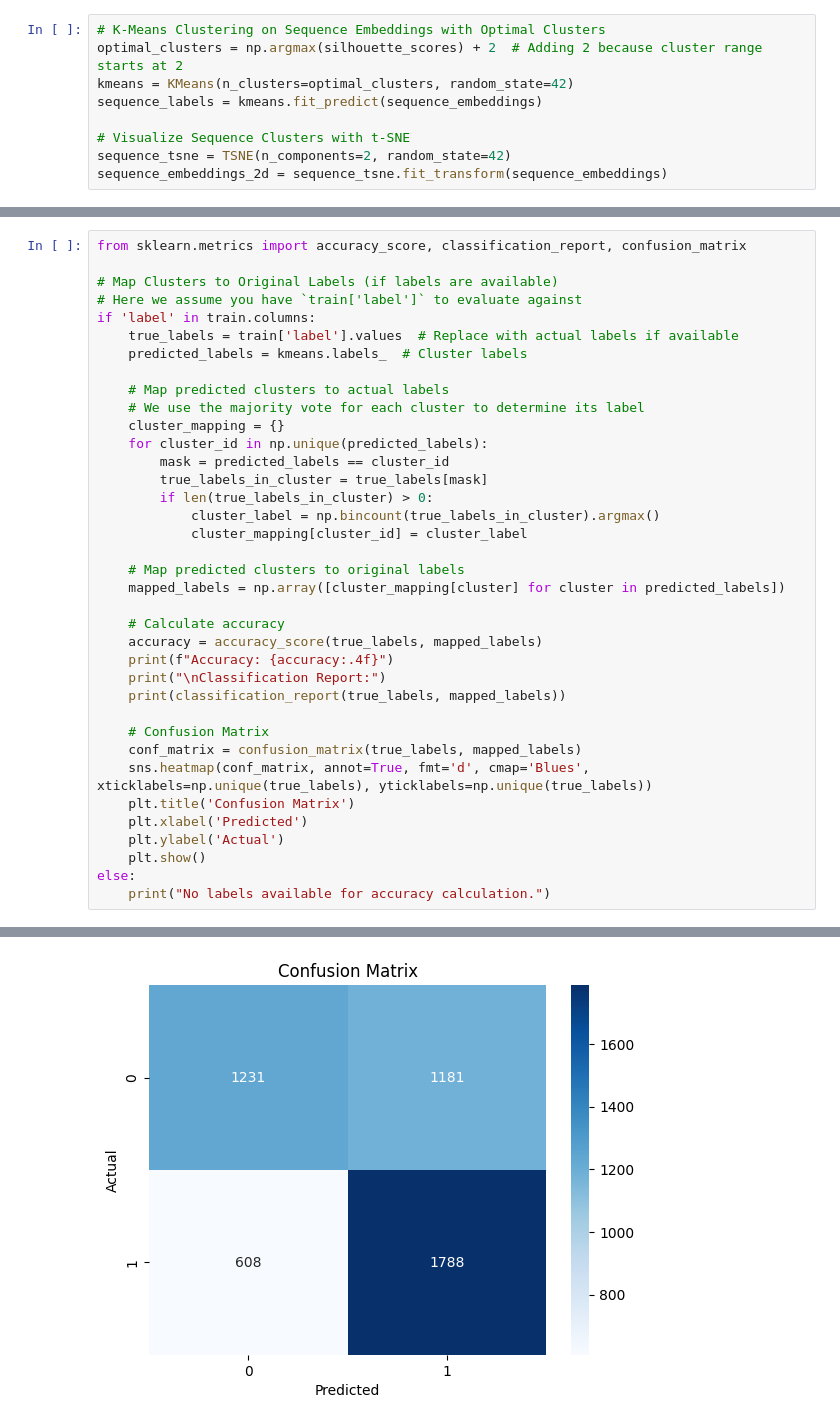
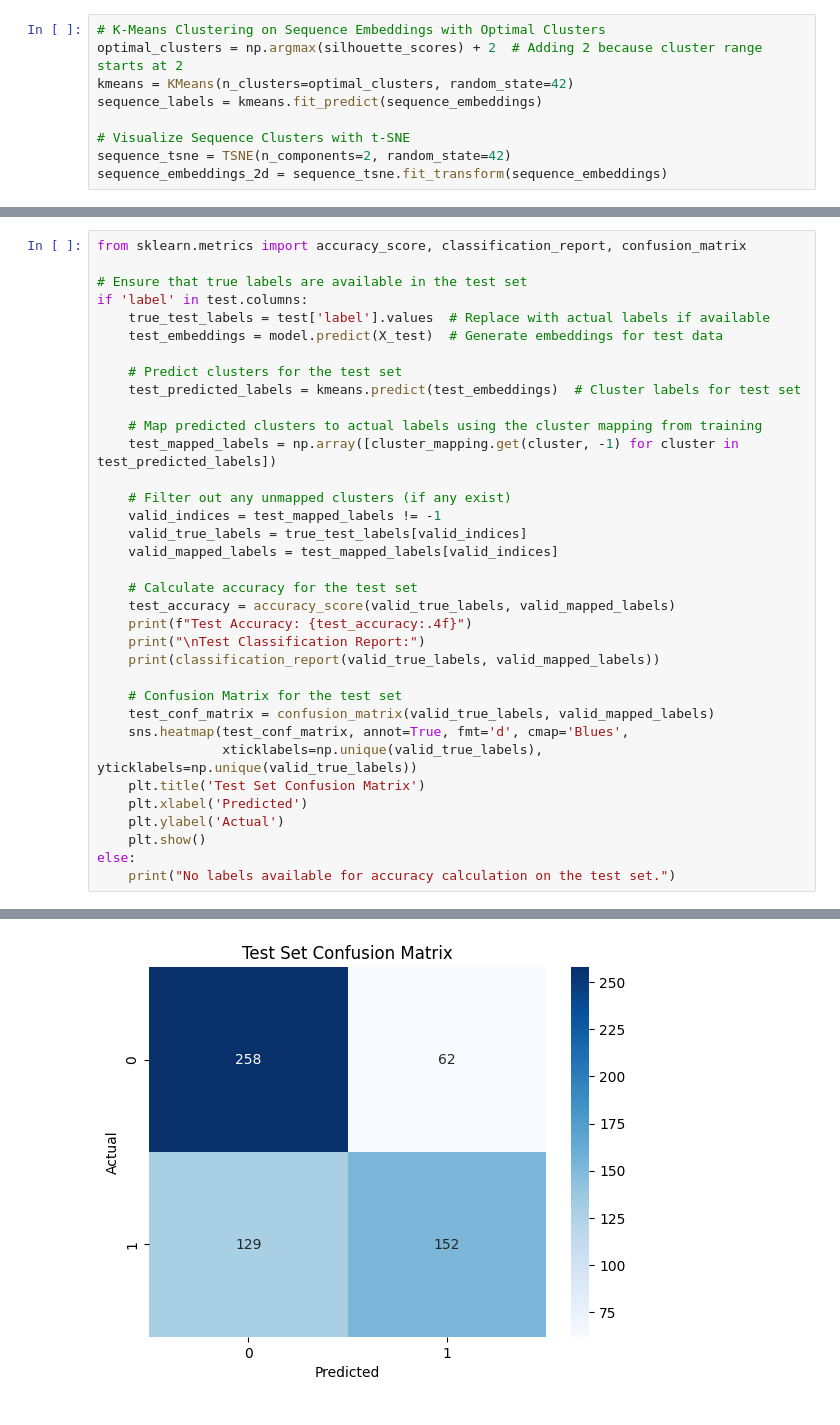
Before and after one commit to valentinvale/FakeNewsDetection, a Jupyter notebook: TomaSabinSebastian/modele/RNN_unsupervised.ipynb, the cells around one changed output, grey strips where cells are left out. Drawn from its saved outputs; the diff is of its cells as text.

```diff
--- a/TomaSabinSebastian/modele/RNN_unsupervised.ipynb
+++ b/TomaSabinSebastian/modele/RNN_unsupervised.ipynb
@@ -188,38 +200,36 @@ said, clinton, stat, us, presid, would, vot, peopl, ev, republ, say, tim, elect,
 # %%
 from sklearn.metrics import accuracy_score, classification_report, confusion_matrix
 
-# Map Clusters to Original Labels (if labels are available)
-# Here we assume you have `train['label']` to evaluate against
-if 'label' in train.columns:
-    true_labels = train['label'].values  # Replace with actual labels if available
-    predicted_labels = kmeans.labels_  # Cluster labels
+# Ensure that true labels are available in the test set
+if 'label' in test.columns:
+    true_test_labels = test['label'].values  # Replace with actual labels if available
+    test_embeddings = model.predict(X_test)  # Generate embeddings for test data
 
-    # Map predicted clusters to actual labels
-    # We use the majority vote for each cluster to determine its label
-    cluster_mapping = {}
-    for cluster_id in np.unique(predicted_labels):
-        mask = predicted_labels == cluster_id
-        true_labels_in_cluster = true_labels[mask]
-        if len(true_labels_in_cluster) > 0:
-            cluster_label = np.bincount(true_labels_in_cluster).argmax()
-            cluster_mapping[cluster_id] = cluster_label
+    # Predict clusters for the test set
+    test_predicted_labels = kmeans.predict(test_embeddings)  # Cluster labels for test set
 
-    # Map predicted clusters to original labels
-    mapped_labels = np.array([cluster_mapping[cluster] for cluster in predicted_labels])
+    # Map predicted clusters to actual labels using the cluster mapping from training
+    test_mapped_labels = np.array([cluster_mapping.get(cluster, -1) for cluster in test_predicted_labels])
 
-    # Calculate accuracy
-    accuracy = accuracy_score(true_labels, mapped_labels)
-    print(f"Accuracy: {accuracy:.4f}")
-    print("\nClassification Report:")
-    print(classification_report(true_labels, mapped_labels))
+    # Filter out any unmapped clusters (if any exist)
+    valid_indices = test_mapped_labels != -1
+    valid_true_labels = true_test_labels[valid_indices]
+    valid_mapped_labels = test_mapped_labels[valid_indices]
 
-    # Confusion Matrix
-    conf_matrix = confusion_matrix(true_labels, mapped_labels)
-    sns.heatmap(conf_matrix, annot=True, fmt='d', cmap='Blues', xticklabels=np.unique(true_labels), yticklabels=np.unique(true_labels))
-    plt.title('Confusion Matrix')
+    # Calculate accuracy for the test set
+    test_accuracy = accuracy_score(valid_true_labels, valid_mapped_labels)
+    print(f"Test Accuracy: {test_accuracy:.4f}")
+    print("\nTest Classification Report:")
+    print(classification_report(valid_true_labels, valid_mapped_labels))
+
+    # Confusion Matrix for the test set
+    test_conf_matrix = confusion_matrix(valid_true_labels, valid_mapped_labels)
+    sns.heatmap(test_conf_matrix, annot=True, fmt='d', cmap='Blues',
+                xticklabels=np.unique(valid_true_labels), yticklabels=np.unique(valid_true_labels))
+    plt.title('Test Set Confusion Matrix')
     plt.xlabel('Predicted')
     plt.ylabel('Actual')
     plt.show()
 else:
-    print("No labels available for accuracy calculation.")
+    print("No labels available for accuracy calculation on the test set.")
 # %% [output]
@@ -237,4 +248,4 @@ weighted avg       0.64      0.63      0.62      4808
-[figure, old version]
+[figure, new version]
 # %%
 from wordcloud import WordCloud
 import matplotlib.pyplot as plt
```
Also changed, not shown: parts of 7 cells of this notebook.
